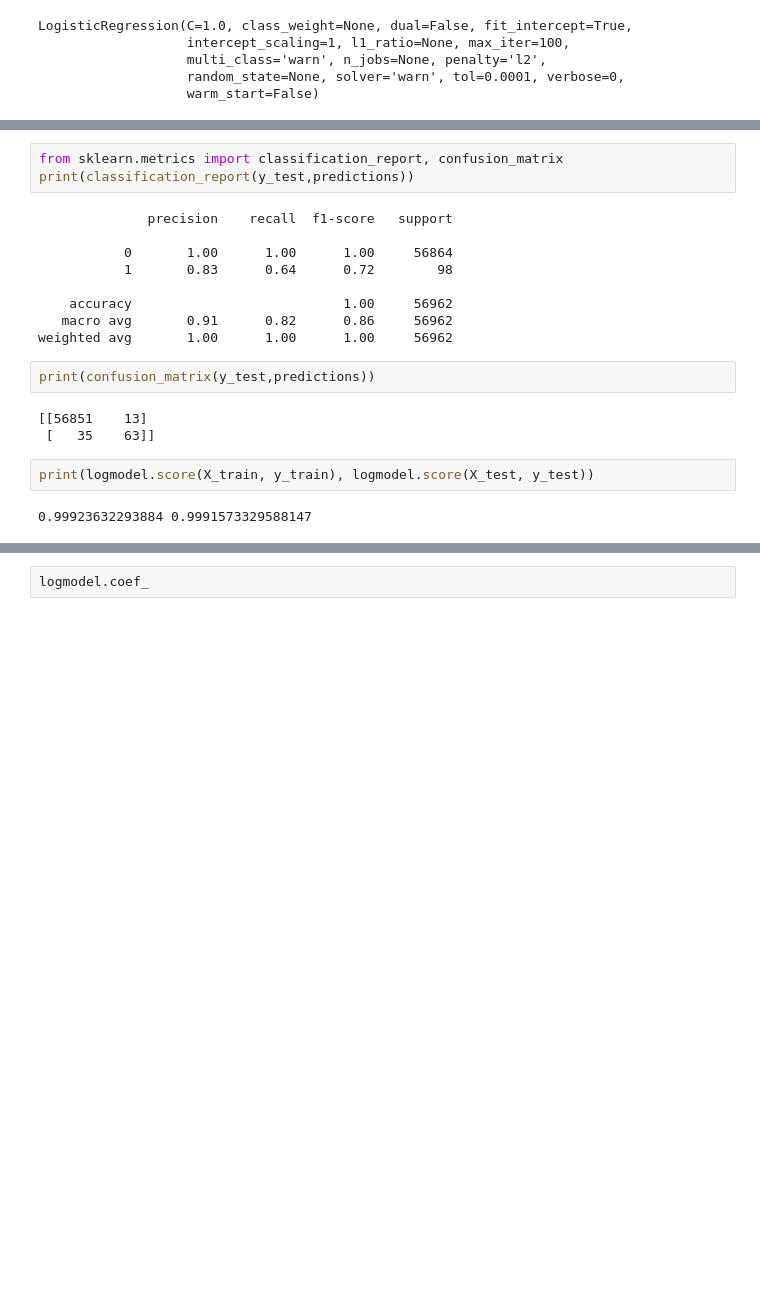
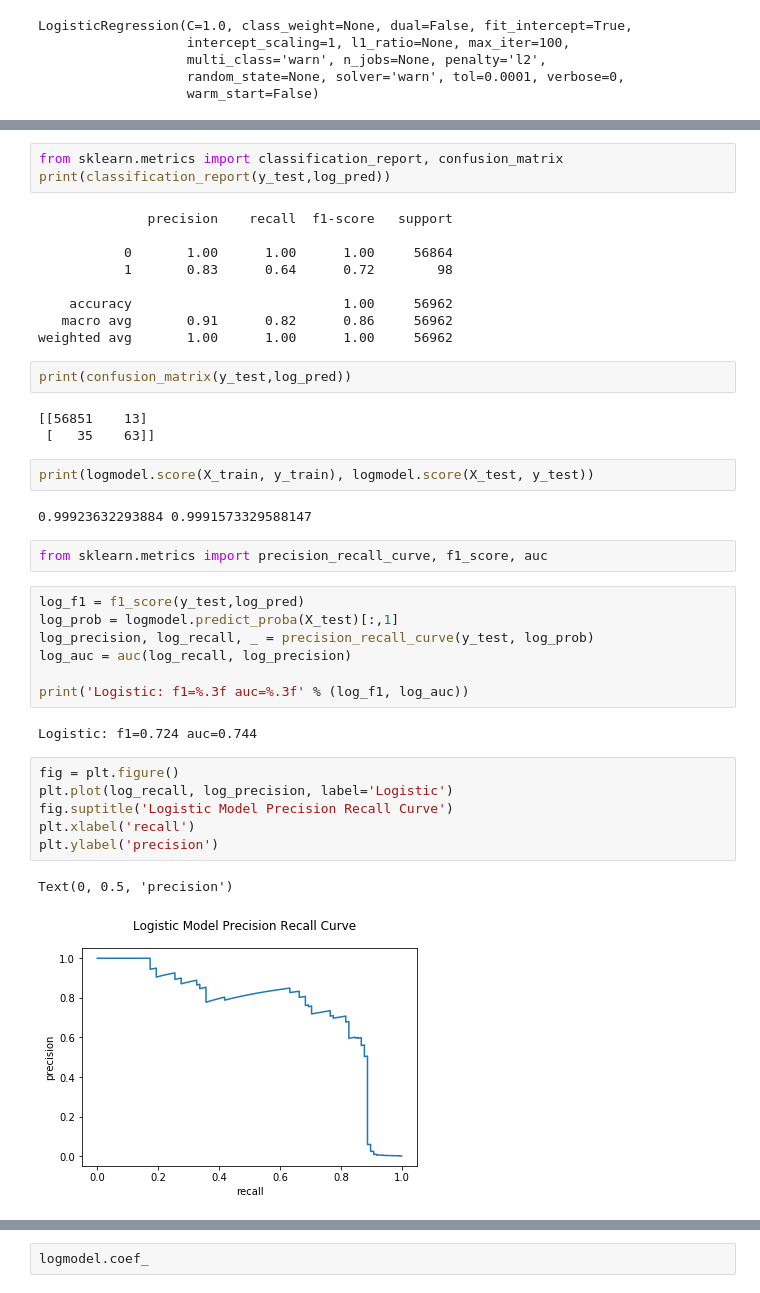
Before and after one commit to FangFeiHong/Credit-Card-Fraud-Classification, a Jupyter notebook: credit_card_fraud.ipynb, the cells around one changed output, grey strips where cells are left out. Saved outputs shown, nothing was run; the diff lists cells and outputs as text; blank space fills up the shorter version.

Commit message:
add f1 score and auc comparison

```diff
--- a/credit_card_fraud.ipynb
+++ b/credit_card_fraud.ipynb
@@ -99,6 +102,6 @@ predictions = logmodel.predict(X_test)
 # %%
 from sklearn.metrics import classification_report, confusion_matrix
-print(classification_report(y_test,predictions))
+print(classification_report(y_test,log_pred))
 # %% [output]
               precision    recall  f1-score   support
 
@@ -109,7 +112,7 @@ print(classification_report(y_test,predictions))
    macro avg       0.91      0.82      0.86     56962
 weighted avg       1.00      1.00      1.00     56962
 # %%
-print(confusion_matrix(y_test,predictions))
+print(confusion_matrix(y_test,log_pred))
 # %% [output]
 [[56851    13]
  [   35    63]]
@@ -117,3 +120,23 @@ print(confusion_matrix(y_test,predictions))
 print(logmodel.score(X_train, y_train), logmodel.score(X_test, y_test))
 # %% [output]
 0.99923632293884 0.9991573329588147
+# %%
+from sklearn.metrics import precision_recall_curve, f1_score, auc
+# %%
+log_f1 = f1_score(y_test,log_pred)
+log_prob = logmodel.predict_proba(X_test)[:,1]
+log_precision, log_recall, _ = precision_recall_curve(y_test, log_prob)
+log_auc = auc(log_recall, log_precision)
+
+print('Logistic: f1=%.3f auc=%.3f' % (log_f1, log_auc))
+# %% [output]
+Logistic: f1=0.724 auc=0.744
+# %%
+fig = plt.figure()
+plt.plot(log_recall, log_precision, label='Logistic')
+fig.suptitle('Logistic Model Precision Recall Curve')
+plt.xlabel('recall')
+plt.ylabel('precision')
+# %% [output]
+Text(0, 0.5, 'precision')
+[figure, added]
```
Also changed, not shown: parts of 28 cells of this notebook.
